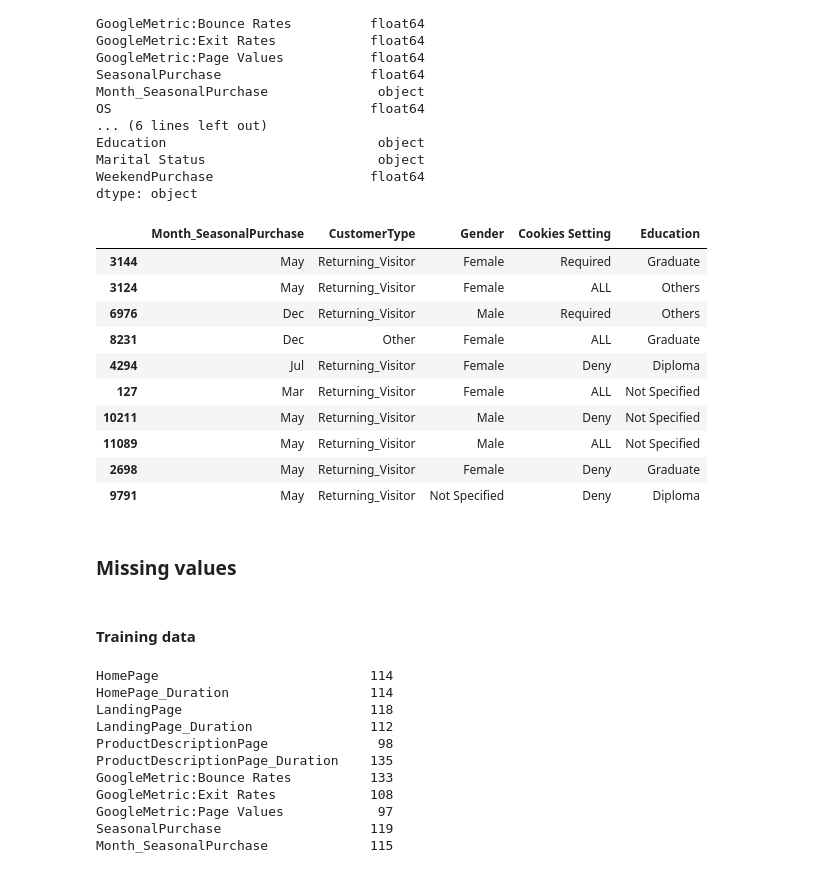
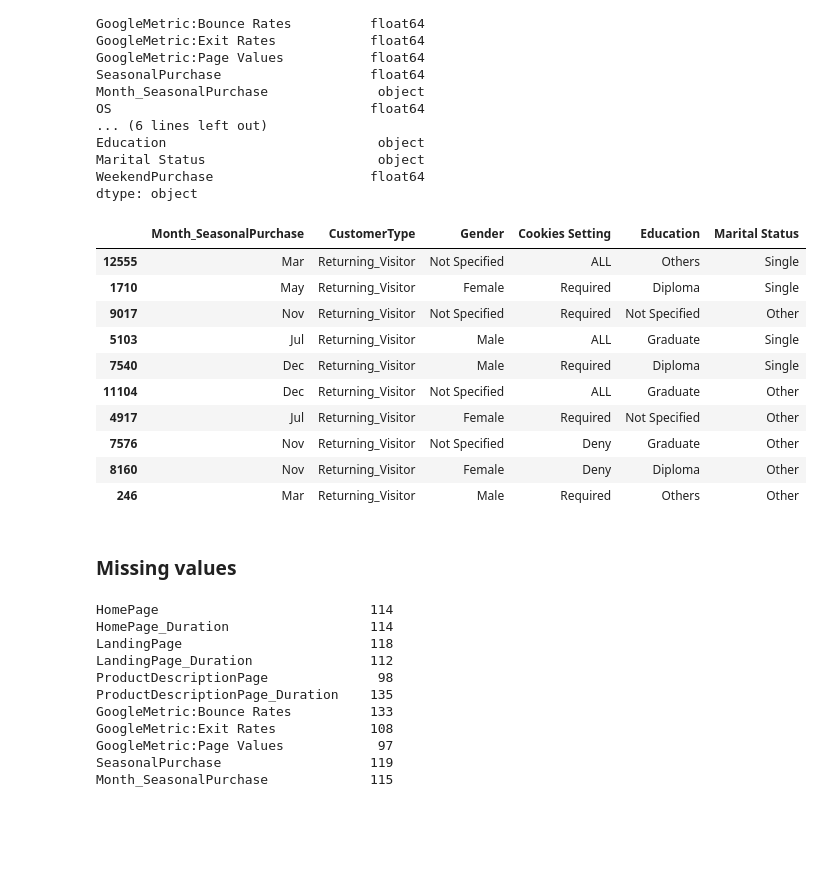
Before and after one commit to Nailsonseat/E-commerce-Shopper-s-Behaviour-Understanding, a Jupyter notebook: Final Notebook.ipynb, the cells around one changed output. Saved outputs shown, nothing was run; the diff lists cells and outputs as text; code cells hidden in the pictures; blank space fills up the shorter version.

Commit message:
reverted data split before exploration

```diff
--- a/Final Notebook.ipynb
+++ b/Final Notebook.ipynb
@@ -101,21 +80,19 @@ Marital Status                      object
 WeekendPurchase                    float64
 dtype: object
 # %%
-X_train[['Month_SeasonalPurchase','CustomerType','Gender','Cookies Setting','Education','Marital Status']].sample(10)
+X[['Month_SeasonalPurchase','CustomerType','Gender','Cookies Setting','Education','Marital Status']].sample(10)
 # %% [output]
-|  | Month_SeasonalPurchase | CustomerType | Gender | Cookies Setting | Education |
-| 3144 | May | Returning_Visitor | Female | Required | Graduate |
-| 3124 | May | Returning_Visitor | Female | ALL | Others |
-| 6976 | Dec | Returning_Visitor | Male | Required | Others |
-| 8231 | Dec | Other | Female | ALL | Graduate |
-| 4294 | Jul | Returning_Visitor | Female | Deny | Diploma |
-| 127 | Mar | Returning_Visitor | Female | ALL | Not Specified |
-| 10211 | May | Returning_Visitor | Male | Deny | Not Specified |
-| 11089 | May | Returning_Visitor | Male | ALL | Not Specified |
-| 2698 | May | Returning_Visitor | Female | Deny | Graduate |
-| 9791 | May | Returning_Visitor | Not Specified | Deny | Diploma |
+|  | Month_SeasonalPurchase | CustomerType | Gender | Cookies Setting | Education | Marital Status |
+| 12555 | Mar | Returning_Visitor | Not Specified | ALL | Others | Single |
+| 1710 | May | Returning_Visitor | Female | Required | Diploma | Single |
+| 9017 | Nov | Returning_Visitor | Not Specified | Required | Not Specified | Other |
+| 5103 | Jul | Returning_Visitor | Male | ALL | Graduate | Single |
+| 7540 | Dec | Returning_Visitor | Male | Required | Diploma | Single |
+| 11104 | Dec | Returning_Visitor | Not Specified | ALL | Graduate | Other |
+| 4917 | Jul | Returning_Visitor | Female | Required | Not Specified | Other |
+| 7576 | Nov | Returning_Visitor | Not Specified | Deny | Graduate | Other |
+| 8160 | Nov | Returning_Visitor | Female | Deny | Diploma | Other |
+| 246 | Mar | Returning_Visitor | Male | Required | Others | Other |
 # %% [markdown]
 ### Missing values
-# %% [markdown]
-#### Training data
 # %%
```
Also changed, not shown: parts of 23 cells of this notebook.
